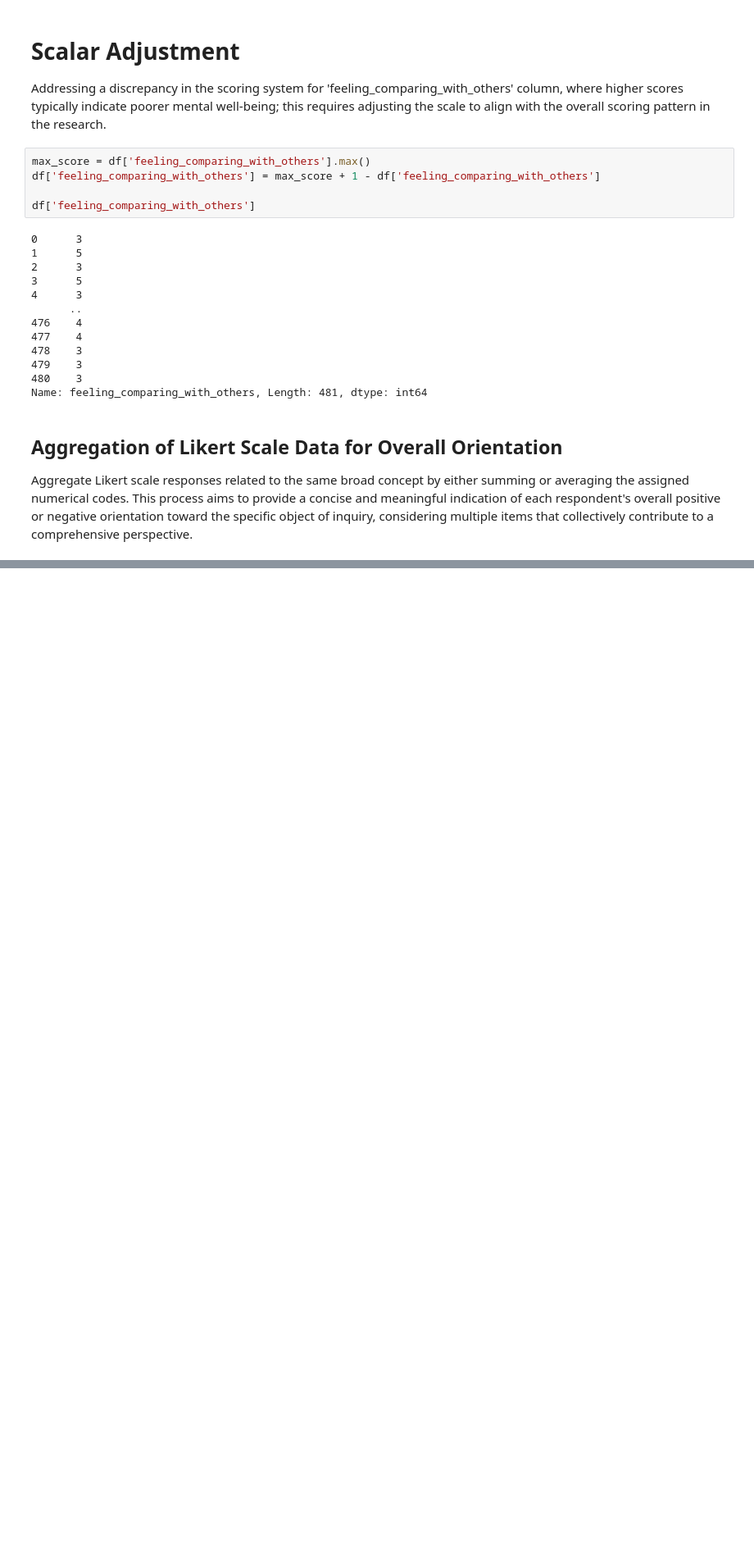
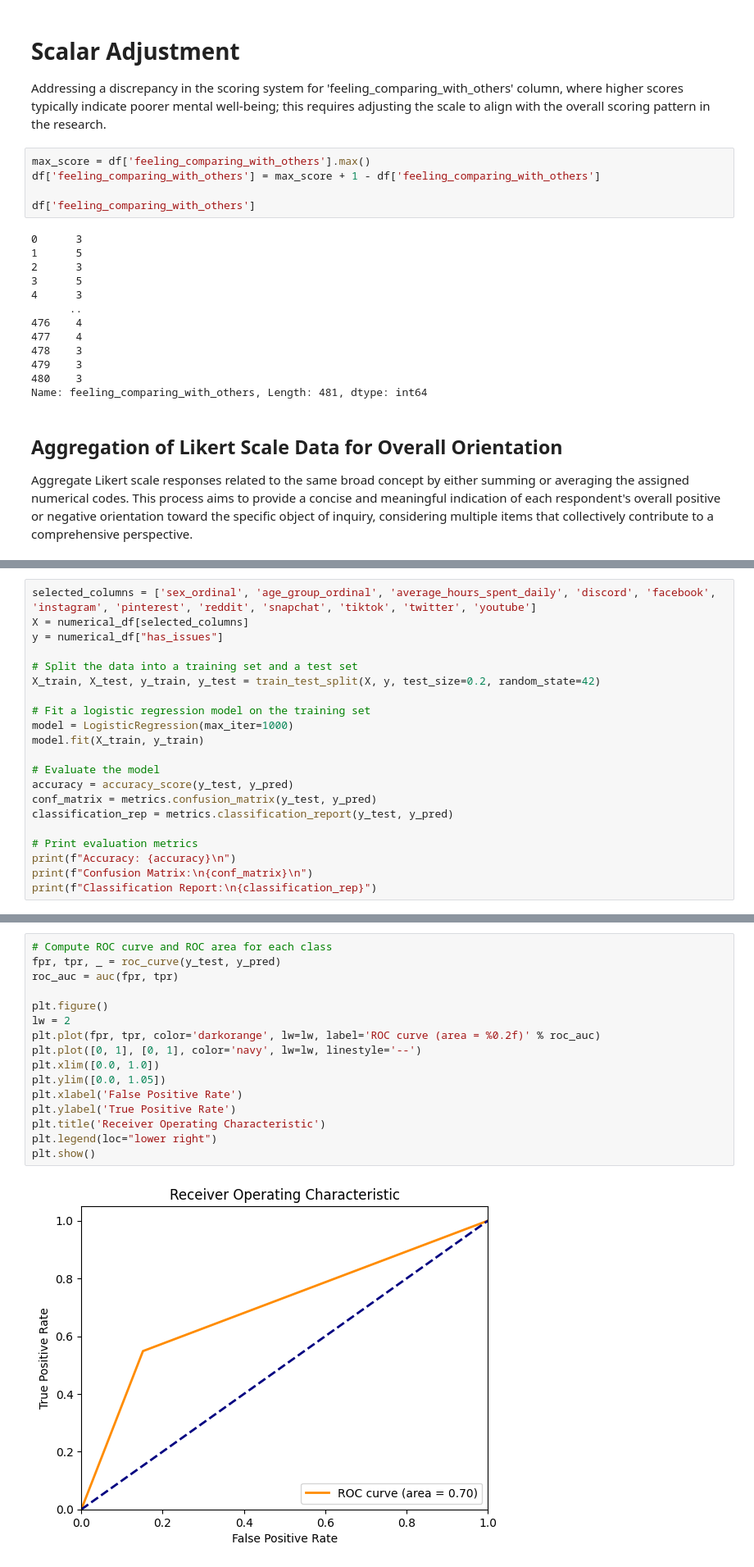
Before and after one commit to ReDI-Data-Analytics-2023/final-project, a Jupyter notebook: giorgiafaedda.ipynb, the cells around one changed output, grey strips where cells are left out. Shown at 82% size. Cells and saved outputs as stored; diff of their text form; blank space fills up the shorter version.

```diff
--- a/giorgiafaedda.ipynb
+++ b/giorgiafaedda.ipynb
@@ -752,0 +1085,21 @@ plt.show()
+# %%
+selected_columns = ['sex_ordinal', 'age_group_ordinal', 'average_hours_spent_daily', 'discord', 'facebook', 'instagram', 'pinterest', 'reddit', 'snapchat', 'tiktok', 'twitter', 'youtube']
+X = numerical_df[selected_columns]
+y = numerical_df["has_issues"]
+
+# Split the data into a training set and a test set
+X_train, X_test, y_train, y_test = train_test_split(X, y, test_size=0.2, random_state=42)
+
+# Fit a logistic regression model on the training set
+model = LogisticRegression(max_iter=1000)
+model.fit(X_train, y_train)
+
+# Evaluate the model
+accuracy = accuracy_score(y_test, y_pred)
+conf_matrix = metrics.confusion_matrix(y_test, y_pred)
+classification_rep = metrics.classification_report(y_test, y_pred)
+
+# Print evaluation metrics
+print(f"Accuracy: {accuracy}\n")
+print(f"Confusion Matrix:\n{conf_matrix}\n")
+print(f"Classification Report:\n{classification_rep}")
@@ -752,0 +1165,18 @@ plt.show()
+# %%
+# Compute ROC curve and ROC area for each class
+fpr, tpr, _ = roc_curve(y_test, y_pred)
+roc_auc = auc(fpr, tpr)
+
+plt.figure()
+lw = 2
+plt.plot(fpr, tpr, color='darkorange', lw=lw, label='ROC curve (area = %0.2f)' % roc_auc)
+plt.plot([0, 1], [0, 1], color='navy', lw=lw, linestyle='--')
+plt.xlim([0.0, 1.0])
+plt.ylim([0.0, 1.05])
+plt.xlabel('False Positive Rate')
+plt.ylabel('True Positive Rate')
+plt.title('Receiver Operating Characteristic')
+plt.legend(loc="lower right")
+plt.show()
+# %% [output]
+[figure, added]
```
Also changed, not shown: parts of 30 cells of this notebook, 1 other file.
